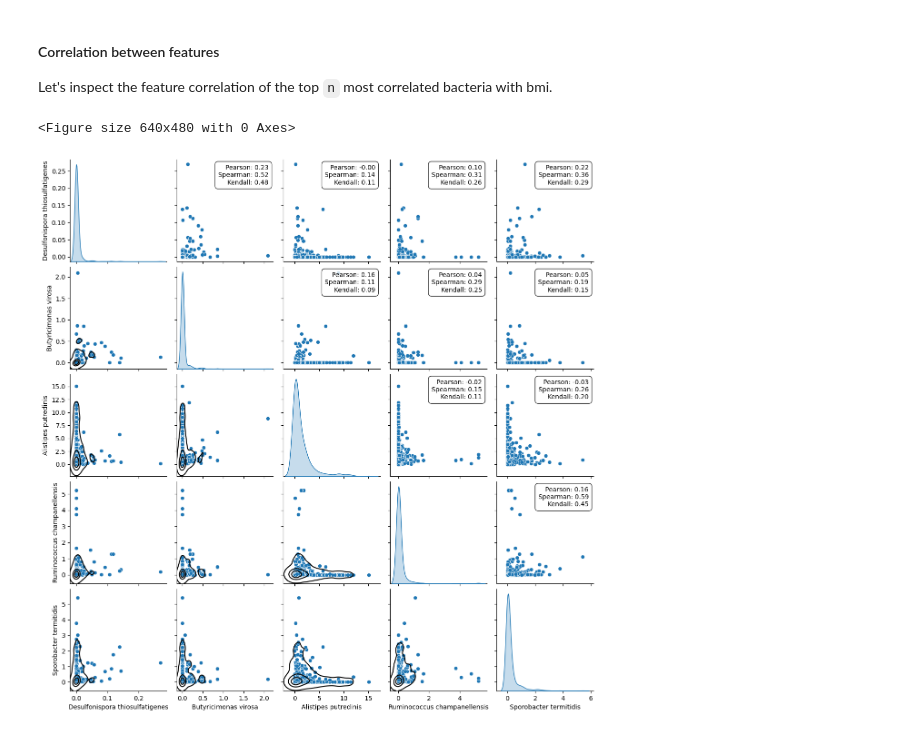
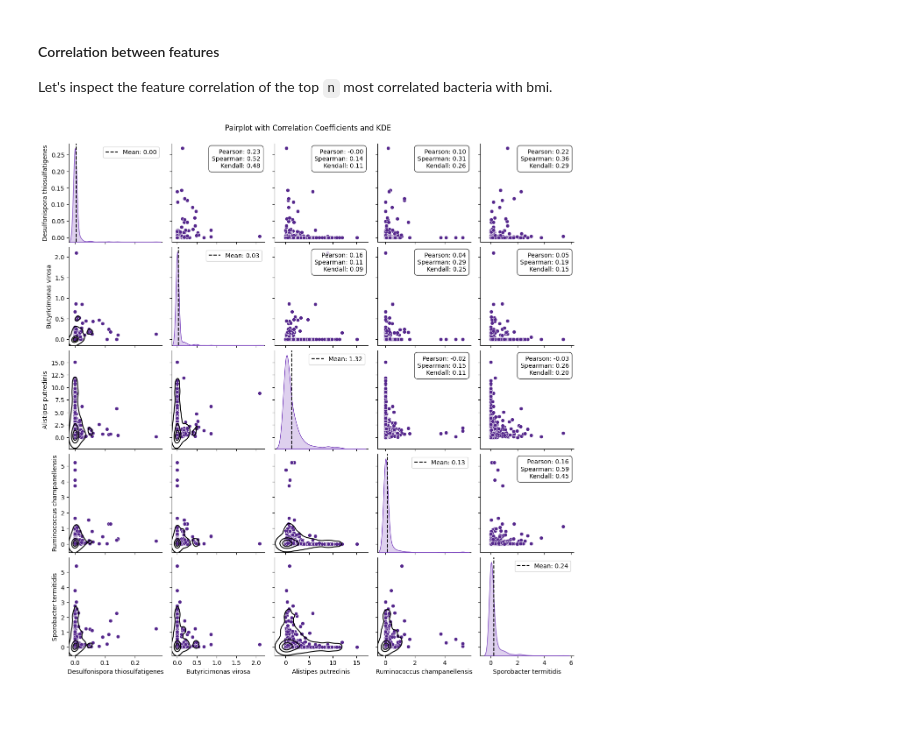
Before and after one commit to KonsKons26/mlcb-a1, a Jupyter notebook: notebooks/data_overview.ipynb, the cells around one changed output. Saved outputs shown, nothing was run; the diff lists cells and outputs as text; code cells hidden in the pictures.

```diff
--- a/notebooks/data_overview.ipynb
+++ b/notebooks/data_overview.ipynb
@@ -386,7 +386,9 @@ Let's inspect the feature correlation of the top `n` most correlated bacteria wi
 # %%
 def create_correlated_pairplot(
         data,
-        title="Pairplot with Correlation Coefficients"
+        title="Pairplot with Correlation Coefficients",
+        scatter_color="#55278c",
+        kde_color="#7d47bf"
     ):
     '''Creates a pairplot with Pearson, Spearman, and Kendall correlation
     coefficients overlaid on the upper triangle of the plot and the lower
@@ -413,22 +415,44 @@ def create_correlated_pairplot(
             xycoords='axes fraction',
             ha='right',
             va='top',
-            bbox=dict(boxstyle='round,pad=0.5', fc='white', alpha=0.8)
+            bbox=dict(boxstyle='round,pad=0.5', fc='white', alpha=0.75)
         )
 
-    plt.figure()
-    g = sns.pairplot(data, diag_kind="kde")
+    def plot_mean(x, **kwargs):
+        '''Plot the mean of the data on the diagonal of the pairplot.'''
+
+        mean_val = np.mean(x)
+        plt.axvline(
+            mean_val,
+            color='black',
+            linestyle='--',
+            label=f"Mean: {mean_val:.2f}"
+        )
+        plt.legend()
+
+    g = sns.pairplot(
+        data,
+        diag_kind="kde",
+        plot_kws={"color": scatter_color},
+        diag_kws={"color": kde_color}
+    )
 
     g.map_lower(sns.kdeplot, levels=4, color="black")
     g.map_upper(annotate_correlations)
+    g.map_diag(plot_mean)
 
+    plt.suptitle(title, y=1.02)
     plt.show()
 # %%
 n = 5
 first_n_bacteria_names = bactera_sorted_by_corr[:n]
 first_n_bacteria = bacteria[first_n_bacteria_names]
-# %%
-create_correlated_pairplot(first_n_bacteria)
-# %% [output]
-<Figure size 640x480 with 0 Axes>
-[figure, removed]
+# %%
+create_correlated_pairplot(
+        first_n_bacteria,
+        title="Pairplot with Correlation Coefficients and KDE"
+        # scatter_color="skyblue",
+        # kde_color="skyblue"
+    )
+# %% [output]
+[figure, added]
```
